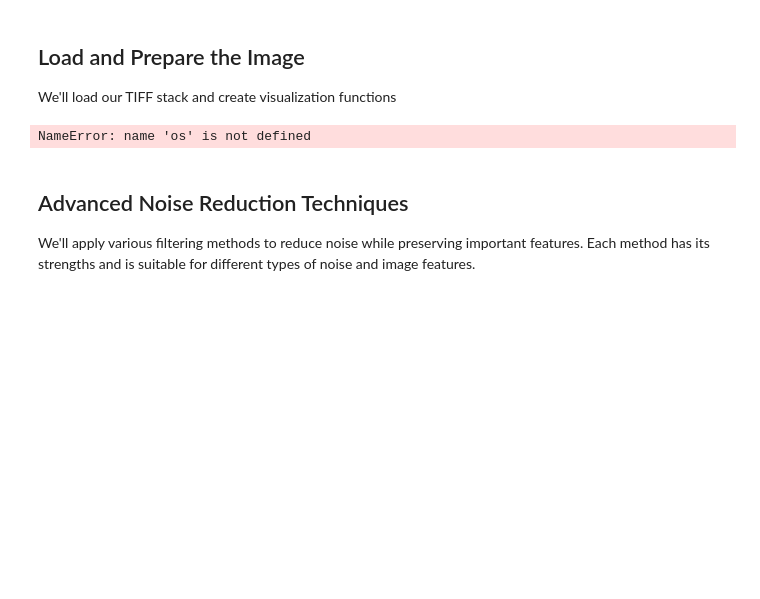
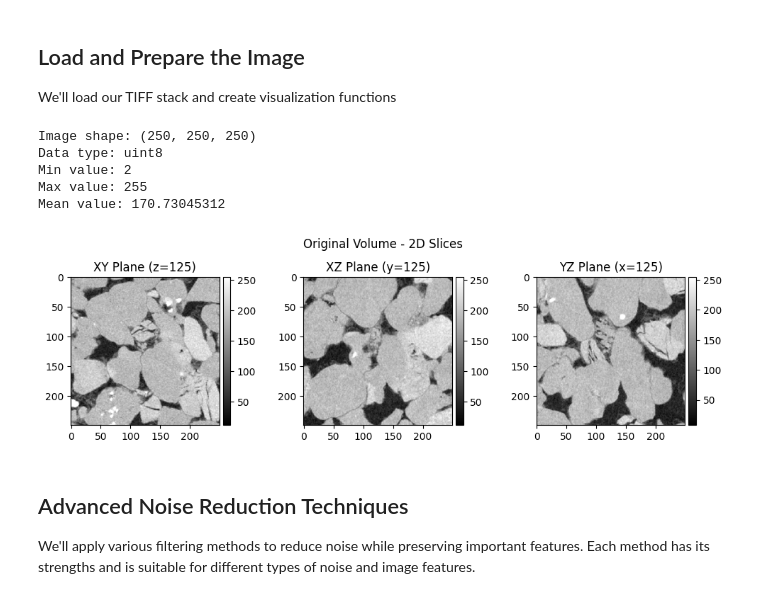
Before and after one commit to ArashRabbani/Py3DImage, a Jupyter notebook: P2.ipynb, the cells around one changed output. Cells and saved outputs as stored; diff of their text form; code cells hidden in the pictures; blank space fills up the shorter version.

```diff
--- a/P2.ipynb
+++ b/P2.ipynb
@@ -36,32 +36,74 @@ We'll load our TIFF stack and create visualization functions
 # %%
 image_path = 'cropped_250.tif'
 image_url = 'https://github.com/ArashRabbani/Py3DImage/raw/fb8c73c183ad7920fc6ff377131add790bf825d6/cropped_250.tif'
 
 if not os.path.exists(image_path):
     response = requests.get(image_url)
 
     if 'blob' in image_url:
         parsed_url = urlparse(image_url)
         raw_url = f"https://raw.githubusercontent.com{parsed_url.path.replace('/blob/', '/')}"
         response = requests.get(raw_url)
 
     if response.status_code == 200:
         with open(image_path, 'wb') as f:
             f.write(response.content)
 
 try:
     image_3d = tifffile.imread(image_path)
 
     print(f"Image shape: {image_3d.shape}")
     print(f"Data type: {image_3d.dtype}")
     print(f"Min value: {image_3d.min()}")
     print(f"Max value: {image_3d.max()}")
     print(f"Mean value: {image_3d.mean()}")
 
 except Exception as e:
     print(f"Error loading the image: {e}")
+# 2D Slice Visualization
+def plot_2d_slices(volume, title="2D Slices Visualization"):
+    # Get central slices
+    z_slice = volume.shape[0] // 2
+    y_slice = volume.shape[1] // 2
+    x_slice = volume.shape[2] // 2
+
+    fig, (ax1, ax2, ax3) = plt.subplots(1, 3, figsize=(10, 3))
+
+    # XY plane (top view)
+    im1 = ax1.imshow(volume[z_slice, :, :], cmap='gray')
+    ax1.set_title(f'XY Plane (z={z_slice})')
+    divider = make_axes_locatable(ax1)
+    cax = divider.append_axes("right", size="5%", pad=0.05)
+    plt.colorbar(im1, cax=cax)
+
+    # XZ plane
+    im2 = ax2.imshow(volume[:, y_slice, :], cmap='gray')
+    ax2.set_title(f'XZ Plane (y={y_slice})')
+    divider = make_axes_locatable(ax2)
+    cax = divider.append_axes("right", size="5%", pad=0.05)
+    plt.colorbar(im2, cax=cax)
+
+    # YZ plane
+    im3 = ax3.imshow(volume[:, :, x_slice], cmap='gray')
+    ax3.set_title(f'YZ Plane (x={x_slice})')
+    divider = make_axes_locatable(ax3)
+    cax = divider.append_axes("right", size="5%", pad=0.05)
+    plt.colorbar(im3, cax=cax)
+
+    plt.suptitle(title)
+    plt.tight_layout()
+    return fig
+
+# Display 2D slices of the original volume
+fig_2d = plot_2d_slices(image_3d, "Original Volume - 2D Slices")
+plt.show()
 # %% [output]
-NameError: name 'os' is not defined
+Image shape: (250, 250, 250)
+Data type: uint8
+Min value: 2
+Max value: 255
+Mean value: 170.73045312
+[figure, added]
 # %% [markdown]
 ## Advanced Noise Reduction Techniques
 We'll apply various filtering methods to reduce noise while preserving important features.
```
Also changed, not shown: parts of 6 cells of this notebook.
